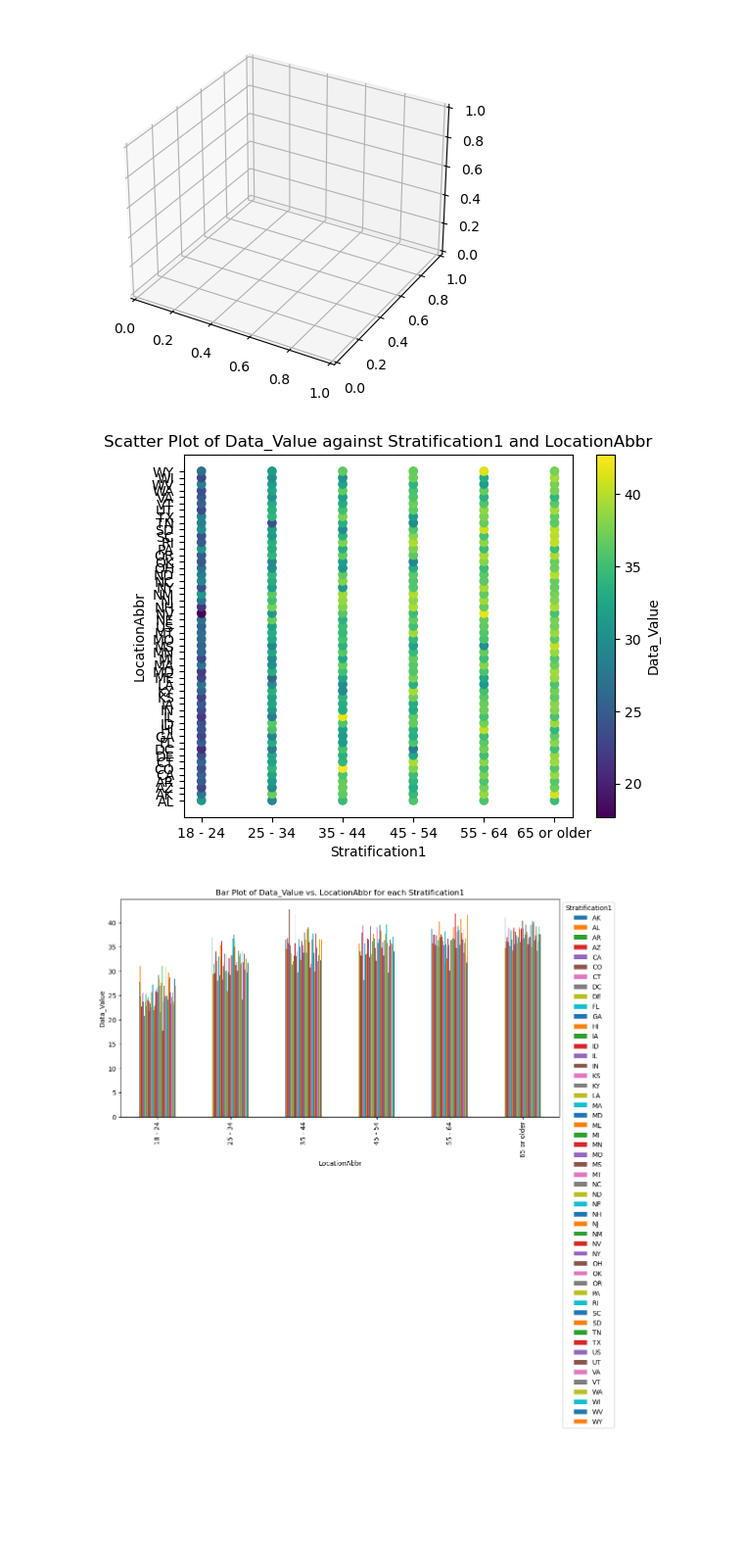
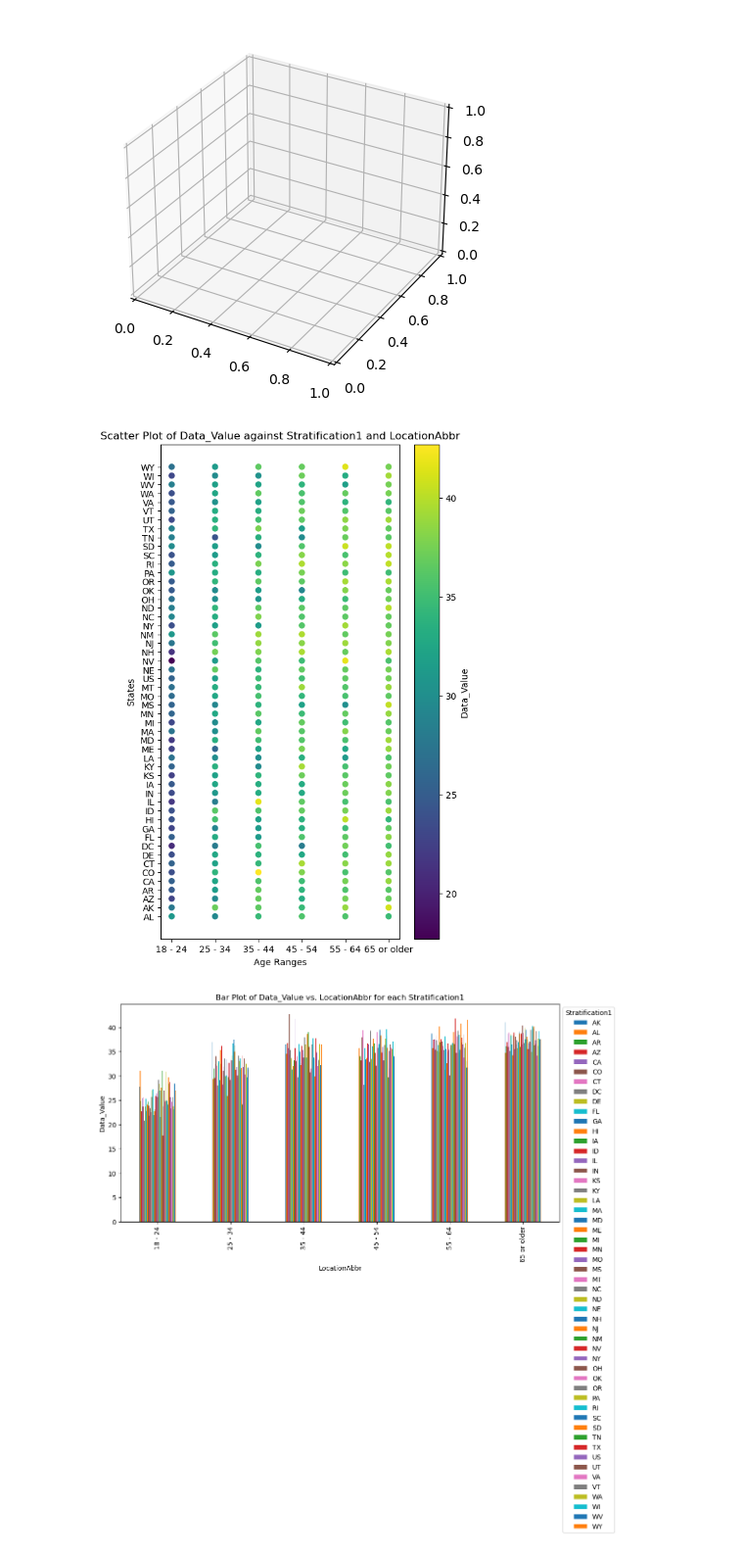
Before and after one commit to hatkiet/Project_3-Obesity-Analysis-and-Its-impacts, a Jupyter notebook: Clean_Visual_K2.ipynb, the cells around one changed output. Shown at 98% size. Cells and saved outputs as stored; diff of their text form; code cells hidden in the pictures; blank space fills up the shorter version.

```diff
--- a/Clean_Visual_K2.ipynb
+++ b/Clean_Visual_K2.ipynb
@@ -179,22 +179,24 @@ ValueError: Argument Z must be 2-dimensional.
 [figure]
 # %%
 import matplotlib.pyplot as plt
+
+plt.figure(figsize=(6, 10))
 
 # Create a scatter plot
 plt.scatter(q037_2022_states_age["Stratification1"], q037_2022_states_age["LocationAbbr"], c=q037_2022_states_age["Data_Value"], cmap='viridis')
 
 # Set labels and title
-plt.xlabel('Stratification1')
-plt.ylabel('LocationAbbr')
+plt.xlabel('Age Ranges')
+plt.ylabel('States')
 plt.title('Scatter Plot of Data_Value against Stratification1 and LocationAbbr')
 
 # Add colorbar
 plt.colorbar(label='Data_Value')
 
 # Show the plot
 plt.show()
 # %% [output]
-[figure, old version]
+[figure, new version]
 # %%
 import matplotlib.pyplot as plt
 
```
Also changed, not shown: parts of 3 cells of this notebook, 11 other files.
